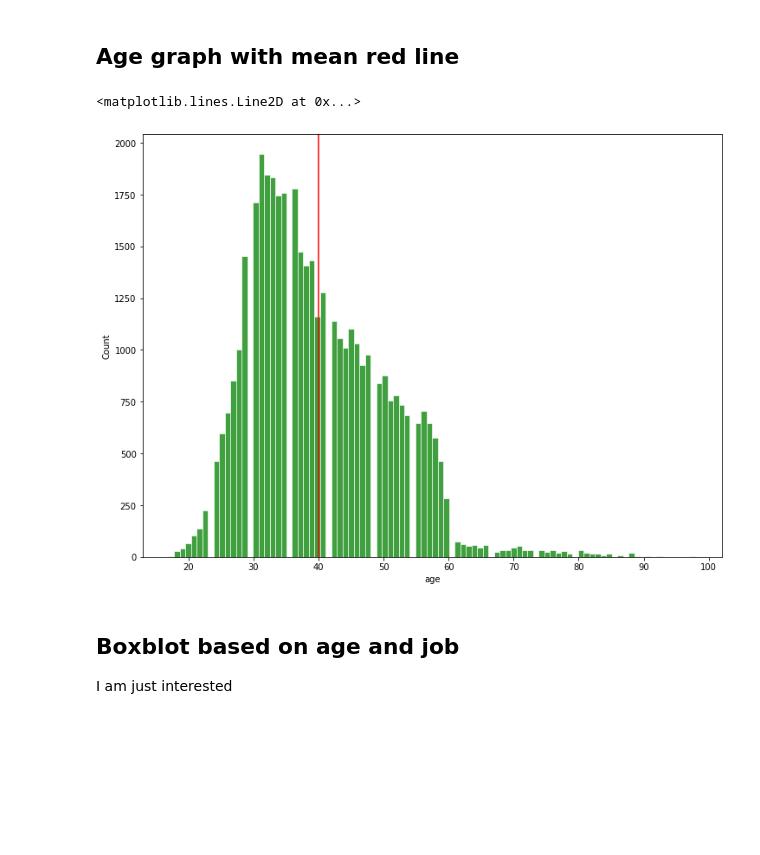
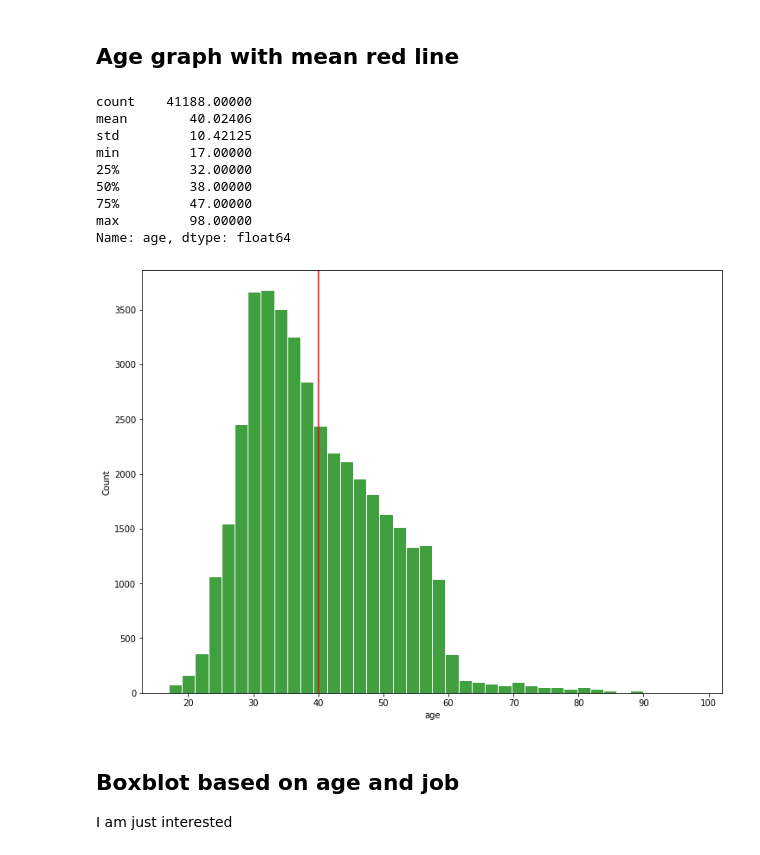
Before and after one commit to smidlma/zsu, a Jupyter notebook: project/smi0116.ipynb, the cells around one changed output. Cells and saved outputs as stored; diff of their text form; code cells hidden in the pictures; blank space fills up the shorter version.

```diff
--- a/project/smi0116.ipynb
+++ b/project/smi0116.ipynb
@@ -82,12 +76,20 @@ First ideas
 ## Age graph with mean red line
 # %%
 fig = plt.figure(figsize=(12, 9))
-sns.histplot(df.age, edgecolor='white', color='green' )
+sns.histplot(df.age, edgecolor='white', color='green' ,bins=40 )
 plt.axvline(df.age.mean(), color='red')
-# plt.axvline(df.SalePrice.quantile(0.75), color='red')
+df.age.describe()
 # %% [output]
-<matplotlib.lines.Line2D at 0x...>
+count    41188.00000
+mean        40.02406
+std         10.42125
+min         17.00000
+25%         32.00000
+50%         38.00000
+75%         47.00000
+max         98.00000
+Name: age, dtype: float64
-[figure, old version]
+[figure, new version]
 # %% [markdown]
 ## Boxblot based on age and job
 I am just interested
```
Also changed, not shown: parts of 44 cells of this notebook.
